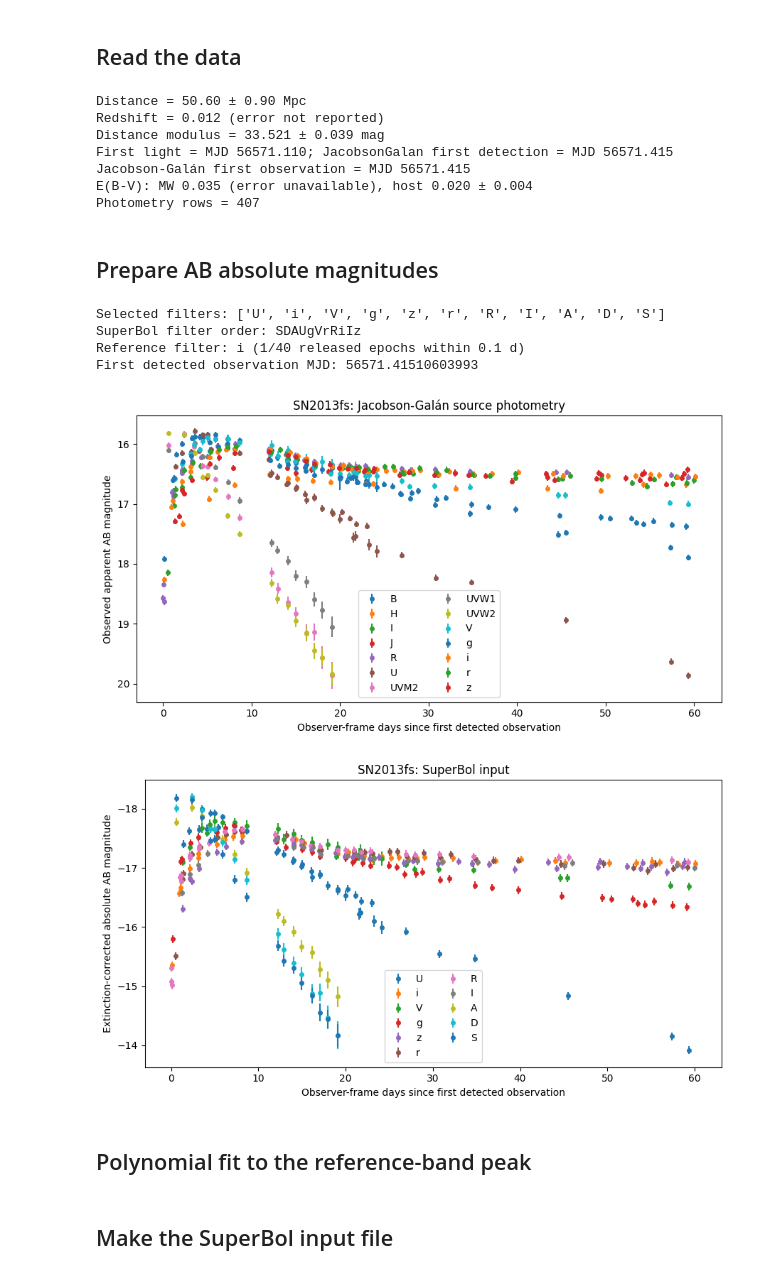
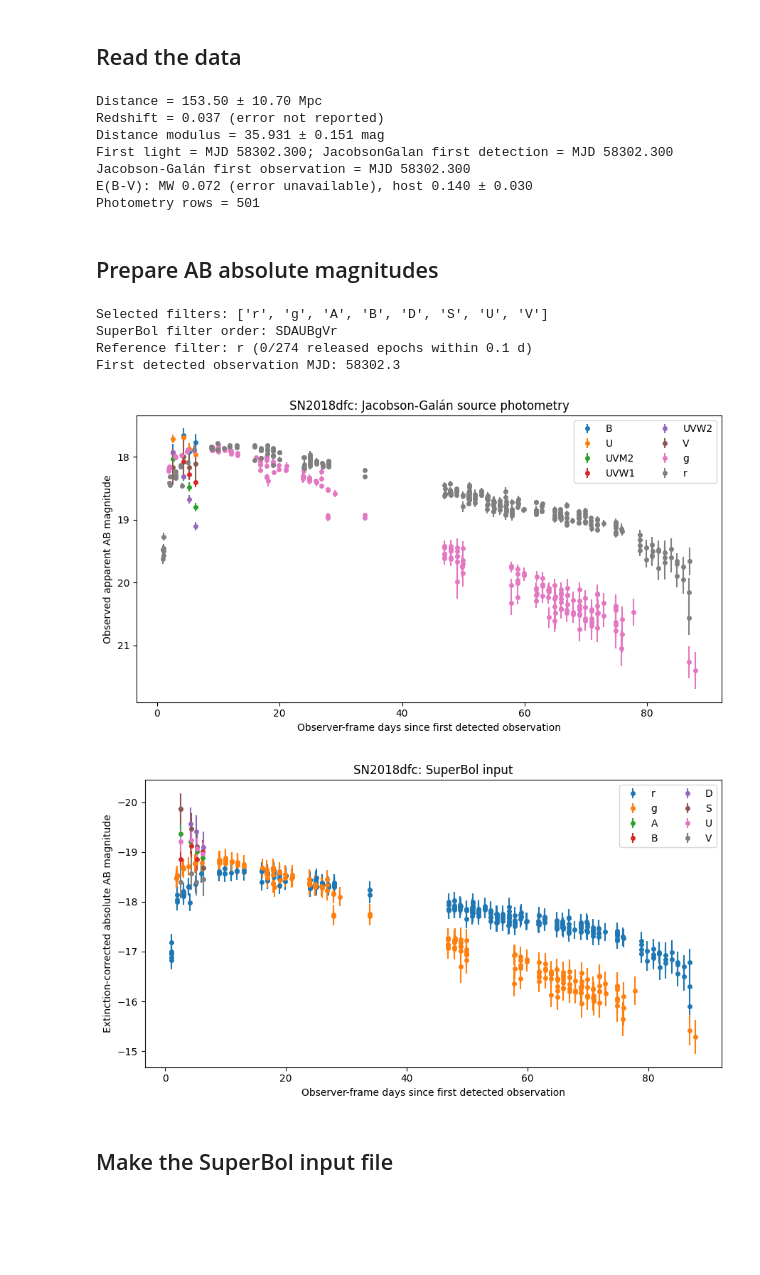
Before and after one commit to Somayeh91/data_driven_bolometric_lc, a Jupyter notebook: notebooks/JacobsonGalan_SuperBol_Gopreaux_comparison_V1.ipynb, the cells around one changed output. Drawn from its saved outputs; the diff is of its cells as text; code cells hidden in the pictures; blank space fills up the shorter version.

```diff
--- a/notebooks/JacobsonGalan_SuperBol_Gopreaux_comparison_V1.ipynb
+++ b/notebooks/JacobsonGalan_SuperBol_Gopreaux_comparison_V1.ipynb
@@ -24,7 +24,7 @@ for _path in (_repo, _repo / "run_files", _repo / "run_file", _repo.parent / "go
 # %% [markdown]
 # Jacobson-Galan, SuperBol, and Gopreaux bolometric comparison
 # %%
-SN_NAME = "SN2013fs"
+SN_NAME = "SN2018dfc"
 PHOTOMETRY_SOURCE = "JacobsonGalan"  # "JacobsonGalan" or "Gopreaux"
 FILTERS = None
 PHASE_MIN = 0
@@ -111,24 +129,9 @@ else:
     ebv_mw = (float(jacobson_phot["ebv_mw"].dropna().iloc[0]) if not jacobson_phot.empty
               else float(source_sn.info.get("ebv_mw", 0.0)))
 
-def first_detected_mjd(rows, max_mag_error=None):
-    mjd = pd.to_numeric(rows["mjd"], errors="coerce")
-    mag = pd.to_numeric(rows["magnitude"], errors="coerce")
-    err = pd.to_numeric(rows["magnitude_error"], errors="coerce")
-    upper_limit = rows["is_upper_limit"].astype(str).str.lower().isin(["true", "1", "yes"])
-    usable = (~upper_limit) & mjd.notna() & mag.notna() & err.gt(0)
-    if max_mag_error is not None:
-        usable &= err.le(max_mag_error)
-    if not usable.any():
-        raise ValueError("No detected photometry is available to define phase zero")
-    return float(mjd[usable].min())
+phase_zero_mjd = first_light_mjd
+jacobson_first_observation_mjd = first_light_mjd
 
-# Use the first detection that passes the same magnitude-error cut as SuperBol.
-phase_zero_mjd = first_detected_mjd(phot, max_mag_error=max_mag_error)
-jacobson_first_observation_mjd = (
-    first_detected_mjd(jacobson_phot, max_mag_error=max_mag_error)
-    if not jacobson_phot.empty else None
-)
 phot["phase_observer_days"] = pd.to_numeric(phot["mjd"], errors="coerce") - phase_zero_mjd
 original_phot = phot.copy()
 
@@ -163,13 +166,13 @@ if host_reddening_upper_limit:
     print("Host reddening is an upper limit; its uncertainty is unavailable and not propagated.")
 print(f"Photometry rows = {len(phot)}")
 # %% [output]
-Distance = 50.60 ± 0.90 Mpc
-Redshift = 0.012 (error not reported)
-Distance modulus = 33.521 ± 0.039 mag
-First light = MJD 56571.110; JacobsonGalan first detection = MJD 56571.415
-Jacobson-Galán first observation = MJD 56571.415
-E(B-V): MW 0.035 (error unavailable), host 0.020 ± 0.004
-Photometry rows = 407
+Distance = 153.50 ± 10.70 Mpc
+Redshift = 0.037 (error not reported)
+Distance modulus = 35.931 ± 0.151 mag
+First light = MJD 58302.300; JacobsonGalan first detection = MJD 58302.300
+Jacobson-Galán first observation = MJD 58302.300
+E(B-V): MW 0.072 (error unavailable), host 0.140 ± 0.030
+Photometry rows = 501
 # %% [markdown]
 ## Prepare AB absolute magnitudes
 # %%
@@ -194,7 +197,8 @@ for column in ["phase_observer_days", "magnitude", "magnitude_error", "mjd"]:
 upper_limit = phot["is_upper_limit"].astype(str).str.lower().isin(["true", "1", "yes"])
 phot = phot[(~upper_limit) & phot["phase_observer_days"].between(PHASE_MIN, PHASE_MAX)
             & phot["magnitude"].notna() & phot["magnitude_error"].gt(0) & phot["magnitude_error"].le(0.3)
-            & phot["mjd"].notna()].copy()
+            & phot["mjd"].notna()
+            & phot["mjd"].gt(phase_zero_mjd)].copy()
 
 phot["filter"] = phot["canonical_filter"].astype(str)
 is_swift = (phot["facility"].astype(str).str.contains("Swift|UVOT", case=False, regex=True)
@@ -247,6 +251,7 @@ phot = phot.drop(columns=["absolute_magnitude_u", "absolute_magnitude_f99_u"])
 counts = phot.groupby("superbol_filter").size().sort_values(ascending=False)
 counts = counts[counts >= 2]  # SuperBol needs at least two epochs per filter.
 selected_filters = counts.index.tolist() if FILTERS is None else [filter_map.get(name, name) for name in FILTERS]
+
 # The recorded interpolation plan also defines the intended band set.
 if selected_fit_choice:
     planned_filters = set(selected_fit_choice["bands"]) | {selected_fit_choice["reference_filter"]}
@@ -254,14 +259,9 @@ if selected_fit_choice:
 if len(selected_filters) < 2:
     raise ValueError("SuperBol needs at least two filters")
 phot = phot[phot["superbol_filter"].isin(selected_filters)].copy()
-# Select the reference band whose epochs best match the released bolometric epochs.
-released_phases = pd.to_numeric(literature["phase_days"], errors="coerce").dropna().to_numpy()
-def reference_match_score(band):
-    epochs = phot.loc[phot["superbol_filter"] == band, "phase_used_days"].to_numpy()
-    nearest = np.min(np.abs(released_phases[:, None] - epochs[None, :]), axis=1)
-    return (int(np.count_nonzero(nearest < 0.1)), -float(np.median(nearest)), len(epochs))
-reference_filter = (selected_fit_choice["reference_filter"] if selected_fit_choice and selected_fit_choice["reference_filter"] in selected_filters
-                    else max(selected_filters, key=reference_match_score))
+
+reference_filter = selected_fit_choice["reference_filter"]
+
 if reference_filter not in selected_filters:
     raise ValueError(f"Configured reference filter {reference_filter} is unavailable for {SN_NAME}")
 reference_filter_peak = reference_filter
@@ -317,40 +317,41 @@ print("SuperBol filter order:", superbol_order)
 print(f"Reference filter: {reference_filter} ({reference_hits}/{len(released_phases)} released epochs within 0.1 d)")
 print("First detected observation MJD:", phase_zero_mjd)
 # %% [output]
-Selected filters: ['U', 'i', 'V', 'g', 'z', 'r', 'R', 'I', 'A', 'D', 'S']
-SuperBol filter order: SDAUgVrRiIz
-Reference filter: i (1/40 released epochs within 0.1 d)
-First detected observation MJD: 56571.41510603993
+Selected filters: ['r', 'g', 'A', 'B', 'D', 'S', 'U', 'V']
+SuperBol filter order: SDAUBgVr
+Reference filter: r (0/274 released epochs within 0.1 d)
+First detected observation MJD: 58302.3
 # %%
 source_phot = original_phot.copy()
 for column in ["mjd", "magnitude", "magnitude_error"]:
     source_phot[column] = pd.to_numeric(source_phot[column], errors="coerce")
 source_upper_limit = source_phot["is_upper_limit"].astype(str).str.lower().isin(["true", "1", "yes"])
 source_phot = source_phot[(~source_upper_limit)
                           & source_phot["mjd"].notna()
+                          & source_phot["mjd"].gt(phase_zero_mjd)
                           & source_phot["magnitude"].notna()
                           & source_phot["magnitude_error"].gt(0)
                           & source_phot["magnitude_error"].le(0.3)].copy()
 source_phot["phase_used_days"] = source_phot["mjd"] - phase_zero_mjd
 source_phot = source_phot[source_phot["phase_used_days"].between(PHASE_MIN, PHASE_MAX)]
 source_phot["source_band"] = source_phot["canonical_filter"].astype(str)
 source_is_swift = (source_phot["facility"].astype(str).str.contains("Swift|UVOT", case=False, regex=True)
                    | source_phot["source_file"].astype(str).str.contains("swift", case=False))
 source_phot.loc[source_is_swift, "source_band"] = source_phot.loc[source_is_swift, "source_band"].replace({"b": "B", "v": "V"})
 
 fig, ax = plt.subplots(figsize=(9, 5))
 for band, band_data in source_phot.groupby("source_band", sort=True):
     ax.errorbar(band_data["phase_used_days"], band_data["magnitude"],
                 yerr=band_data["magnitude_error"], fmt="o", ms=4, label=band)
 ax.invert_yaxis()
 ax.set_xlabel("Observer-frame days since first detected observation")
 ax.set_ylabel("Observed apparent AB magnitude")
 ax.set_title(f"{SN_NAME}: Jacobson-Galán source photometry")
 ax.legend(ncol=2)
 fig.tight_layout()
 plt.show()
 # %% [output]
-[figure, old version]
+[figure, new version]
 # %%
 plt.figure(figsize=(9, 5))
 for band in selected_filters:
@@ -365,6 +366,4 @@ plt.legend(ncol=2)
 plt.tight_layout()
 plt.show()
 # %% [output]
-[figure, old version]
+[figure, new version]
-# %% [markdown]
-## Polynomial fit to the reference-band peak
```
Also changed, not shown: parts of 9 cells of this notebook.
